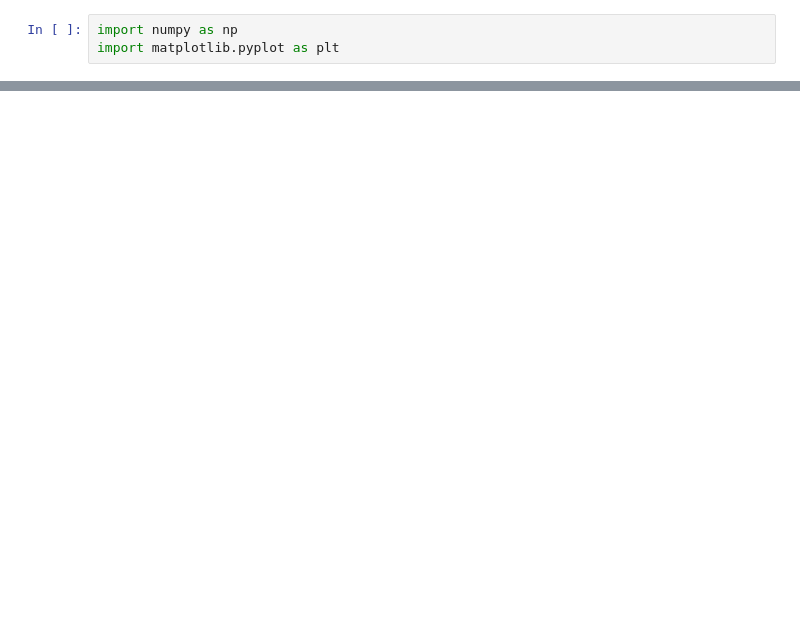
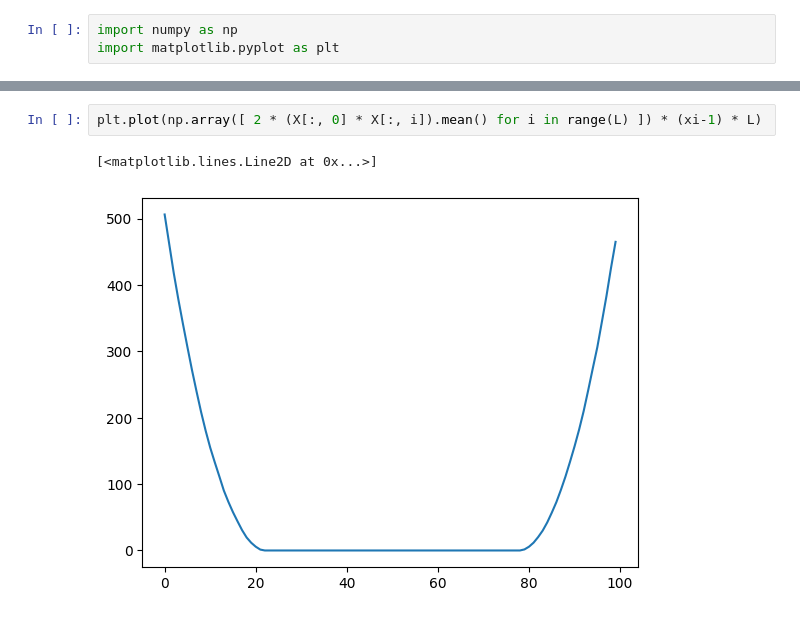
Before and after one commit to leonlufkin/Localization, a Jupyter notebook: thoughts/thoughts.ipynb, the cells around one changed output, grey strips where cells are left out. Saved outputs shown, nothing was run; the diff lists cells and outputs as text; blank space fills up the shorter version.

```diff
--- a/thoughts/thoughts.ipynb
+++ b/thoughts/thoughts.ipynb
@@ -31,0 +39,5 @@ p.min()
+# %%
+plt.plot(np.array([ 2 * (X[:, 0] * X[:, i]).mean() for i in range(L) ]) * (xi-1) * L)
+# %% [output]
+[<matplotlib.lines.Line2D at 0x...>]
+[figure, added]
```
Also changed, not shown: parts of 8 cells of this notebook, 4 other files.
